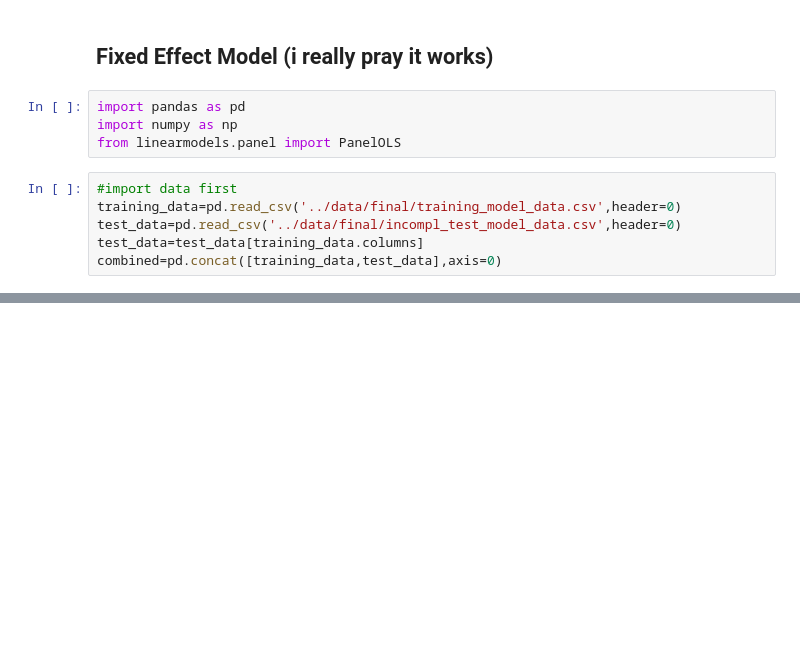
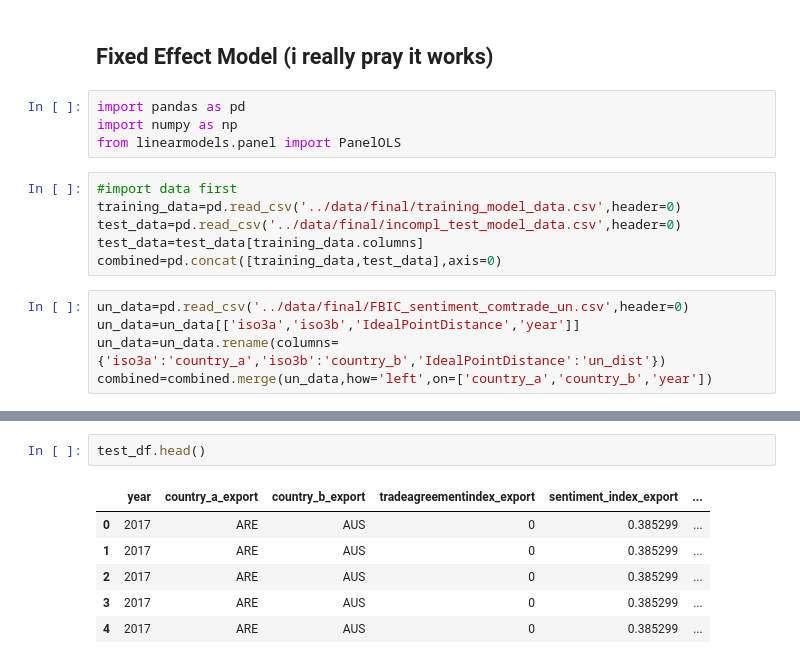
Before and after one commit to Saptow/T5G1, a Jupyter notebook: model/fixedeffect.ipynb, the cells around one changed output, grey strips where cells are left out. Cells and saved outputs as stored; diff of their text form; blank space fills up the shorter version.

```diff
--- a/model/fixedeffect.ipynb
+++ b/model/fixedeffect.ipynb
@@ -10,3 +10,8 @@ training_data=pd.read_csv('../data/final/training_model_data.csv',header=0)
 test_data=pd.read_csv('../data/final/incompl_test_model_data.csv',header=0)
 test_data=test_data[training_data.columns]
 combined=pd.concat([training_data,test_data],axis=0)
+# %%
+un_data=pd.read_csv('../data/final/FBIC_sentiment_comtrade_un.csv',header=0)
+un_data=un_data[['iso3a','iso3b','IdealPointDistance','year']]
+un_data=un_data.rename(columns={'iso3a':'country_a','iso3b':'country_b','IdealPointDistance':'un_dist'})
+combined=combined.merge(un_data,how='left',on=['country_a','country_b','year'])
@@ -12,0 +33,9 @@ combined=pd.concat([training_data,test_data],axis=0)
+# %%
+test_df.head()
+# %% [output]
+|  | year | country_a_export | country_b_export | tradeagreementindex_export | sentiment_index_export | ... |
+| 0 | 2017 | ARE | AUS | 0 | 0.385299 | ... |
+| 1 | 2017 | ARE | AUS | 0 | 0.385299 | ... |
+| 2 | 2017 | ARE | AUS | 0 | 0.385299 | ... |
+| 3 | 2017 | ARE | AUS | 0 | 0.385299 | ... |
+| 4 | 2017 | ARE | AUS | 0 | 0.385299 | ... |
```
Also changed, not shown: parts of 22 cells of this notebook, 3 other files.
